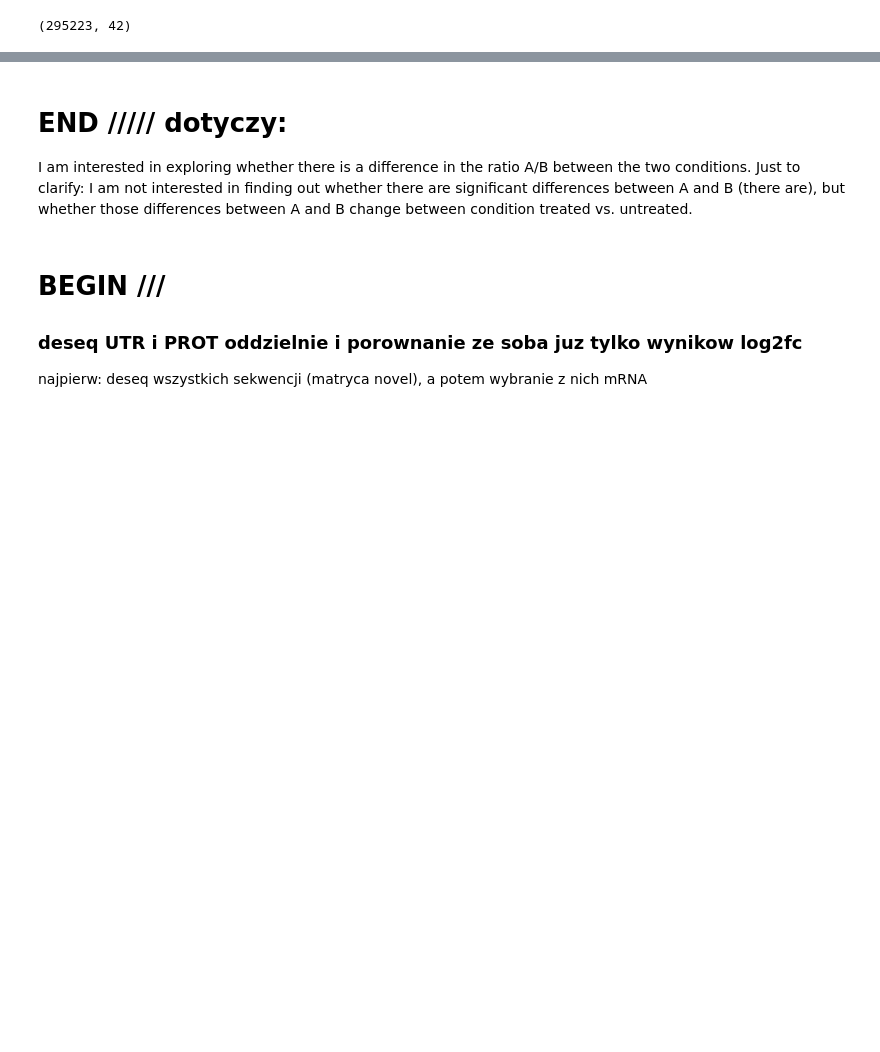
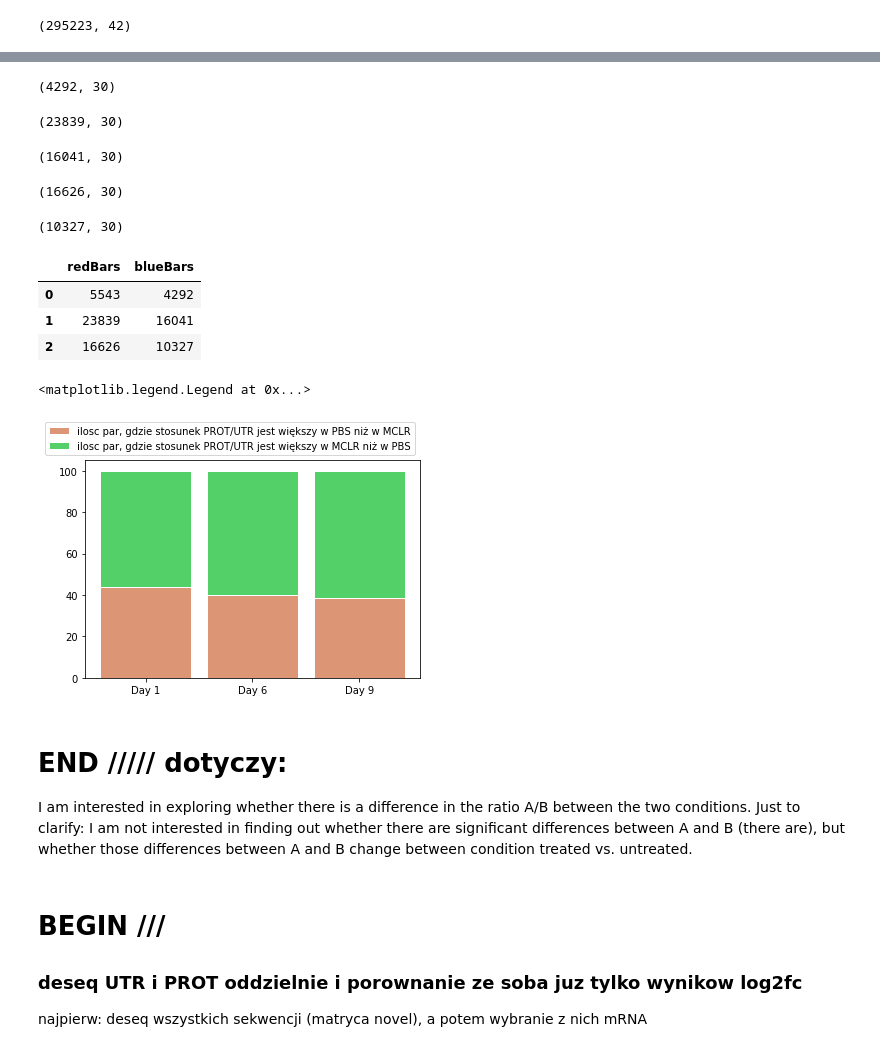
Before and after one commit to florekem/lncRNAinCla, a Jupyter notebook: PROPER_przygotowanie_matrycy_UTR_vs_PROT_deseq.ipynb, the cells around one changed output, grey strips where cells are left out. Saved outputs shown, nothing was run; the diff lists cells and outputs as text; code cells hidden in the pictures; blank space fills up the shorter version.

```diff
--- a/PROPER_przygotowanie_matrycy_UTR_vs_PROT_deseq.ipynb
+++ b/PROPER_przygotowanie_matrycy_UTR_vs_PROT_deseq.ipynb
@@ -264,3 +335,68 @@ deseq_day_1_results_w_all_details.to_csv(path+'deseq_result_1d_with_all_details.
+# %%
+# stosunek PROT/UTR był większy w PBS
+deseq_day_1_results_w_all_details[deseq_day_1_results_w_all_details['log2FoldChange'] > 1].shape
+# %% [output]
+(4292, 30)
+# %%
+# stosunek PROT/UTR był większy w MCLR
+deseq_day_6_results_w_all_details[deseq_day_6_results_w_all_details['log2FoldChange'] < 1].shape
+# %% [output]
+(23839, 30)
+# %%
+# stosunek PROT/UTR był większy w PBS
+deseq_day_6_results_w_all_details[deseq_day_6_results_w_all_details['log2FoldChange'] > 1].shape
+# %% [output]
+(16041, 30)
+# %%
+# stosunek PROT/UTR był większy w MCLR
+deseq_day_9_results_w_all_details[deseq_day_9_results_w_all_details['log2FoldChange'] < 1].shape
+# %% [output]
+(16626, 30)
+# %%
+# stosunek PROT/UTR był większy w PBS
+deseq_day_9_results_w_all_details[deseq_day_9_results_w_all_details['log2FoldChange'] > 1].shape
+# %% [output]
+(10327, 30)
+# %%
+# redBars =  ilosc par, gdzie stosunek PROT/UTR jest większy w MCLR niż w PBS
+# blueBars = ilosc par, gdzie stosunek PROT/UTR jest większy w PBS niż w MCLR
+
+
+
+# Data
+r = [0,1,2]
+raw_data = {'redBars': [5543, 23839, 16626], 'blueBars': [4292, 16041, 10327]}
+df = pd.DataFrame(raw_data)
+df
+# %% [output]
+|  | redBars | blueBars |
+| 0 | 5543 | 4292 |
+| 1 | 23839 | 16041 |
+| 2 | 16626 | 10327 |
+# %%
+# From raw value to percentage
+totals = [i+j for i,j in zip(df['blueBars'], df['redBars'])]
+blueBars = [i / j * 100 for i,j in zip(df['blueBars'], totals)]
+redBars = [i / j * 100 for i,j in zip(df['redBars'], totals)]
+# %%
+# plot
+barWidth = 0.85
+names = ('Day 1','Day 6','Day 9')
+# Create Bars
+plt.bar(r, blueBars, color='#dd9675', edgecolor='white', width=barWidth, label='ilosc par, gdzie stosunek PROT/UTR jest większy w PBS niż w MCLR')
+# Create Bars
+plt.bar(r, redBars, bottom=blueBars, color='#53d168', edgecolor='white', width=barWidth, label='ilosc par, gdzie stosunek PROT/UTR jest większy w MCLR niż w PBS')
+# Create blue Bars
+#plt.bar(r, greenBars, bottom=[i+j for i,j in zip(blueBars, orangeBars)], color='#53d168', edgecolor='white', width=barWidth, label='UTR ↓ PROT ↑')
+# Create red Bars
+#plt.bar(r, redBars, bottom=[i+j+k for i,j,k in zip(blueBars, orangeBars, greenBars)], color='#d15360', edgecolor='white', width=barWidth, label='UTR ↑ PROT ↑')
+
+# Custom x axis
+plt.xticks(r, names)
+plt.legend(loc='lower right', bbox_to_anchor=(1,1), ncol=1)
+# %% [output]
+<matplotlib.legend.Legend at 0x...>
+[figure, added]
 # %% [markdown]
 # END ///// dotyczy:
 I am interested in exploring whether there is a difference in the ratio A/B between the two conditions. Just to clarify: I am not interested in finding out whether there are significant differences between A and B (there are), but whether those differences between A and B change between condition treated vs. untreated.
```
Also changed, not shown: parts of 81 cells of this notebook, 1 other file.
